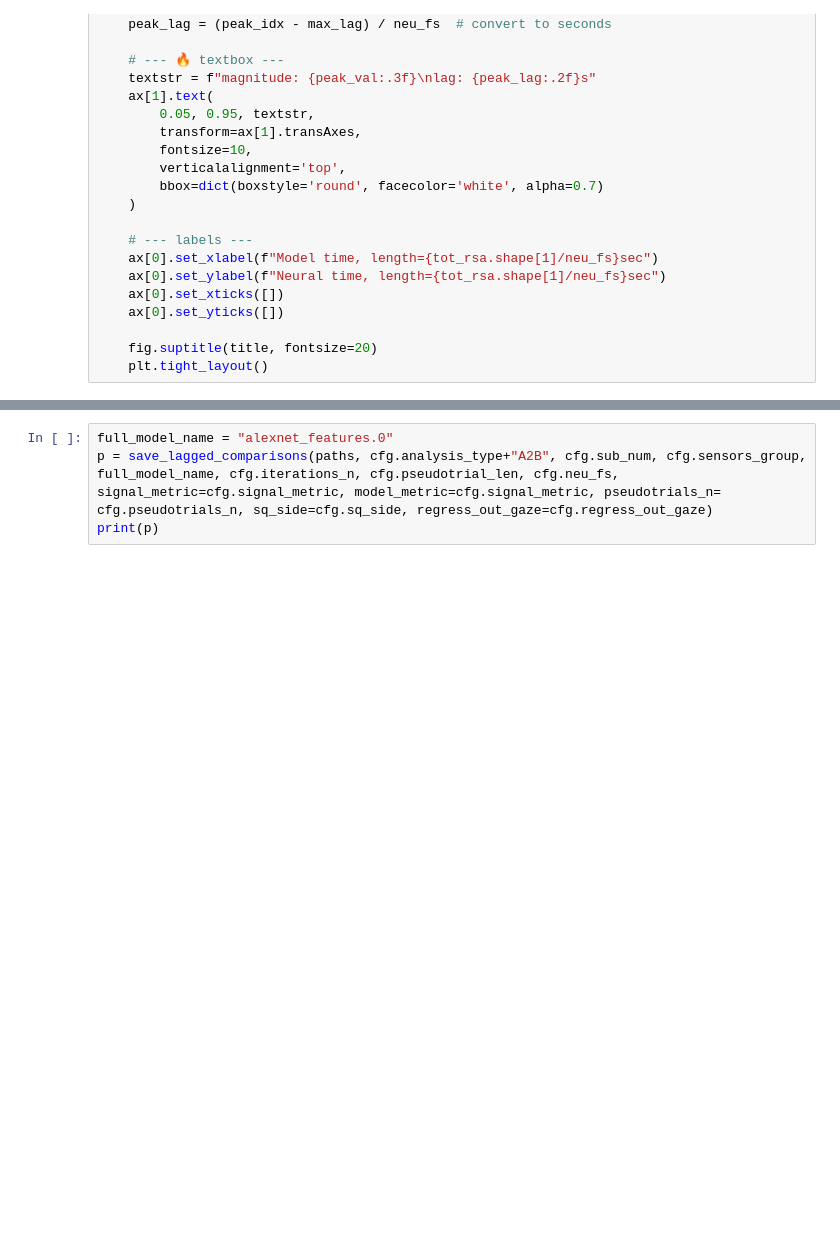
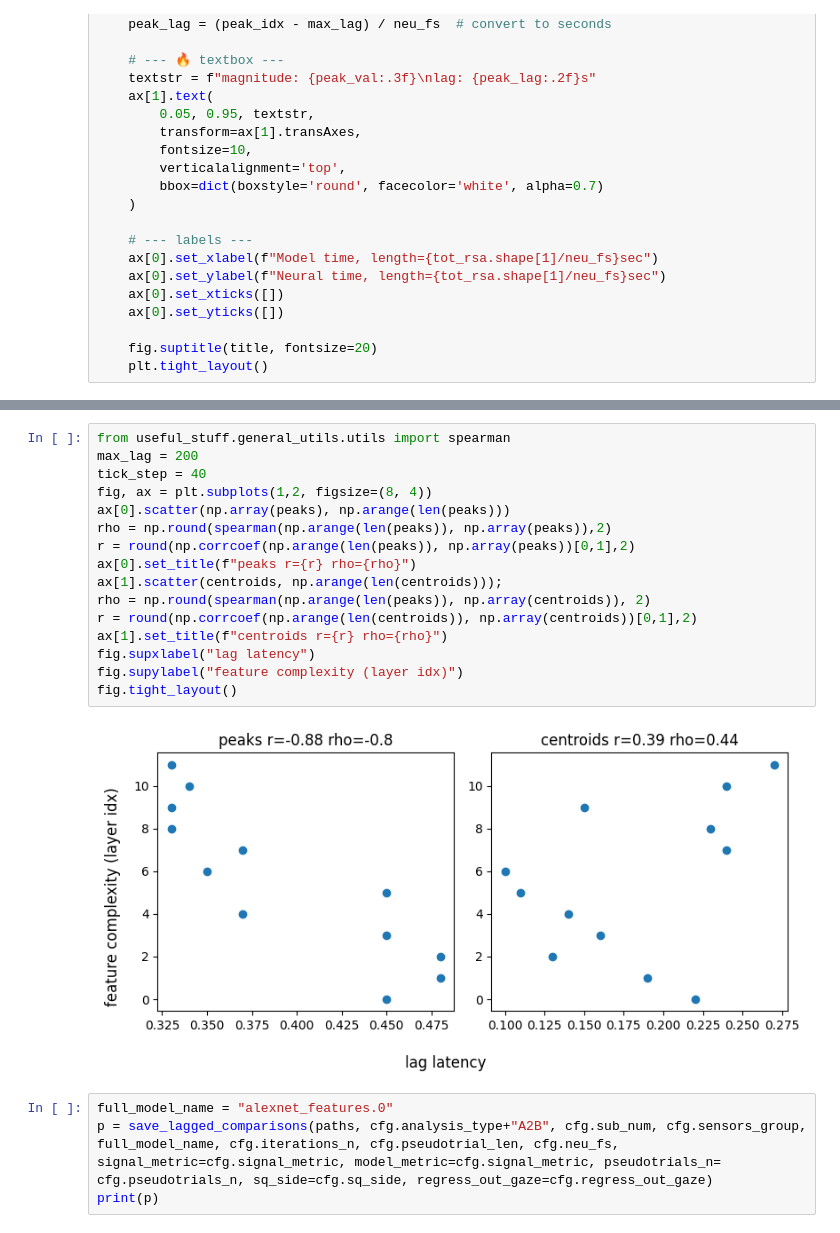
Before and after one commit to TizianoCausin01/project1917-26, a Jupyter notebook: python_scripts/scripts/dRSA_pipeline_dev.ipynb, the cells around one changed output, grey strips where cells are left out. Cells and saved outputs as stored; diff of their text form; blank space fills up the shorter version.

```diff
--- a/python_scripts/scripts/dRSA_pipeline_dev.ipynb
+++ b/python_scripts/scripts/dRSA_pipeline_dev.ipynb
@@ -151,3 +230,21 @@ FileNotFoundError: [Errno 2] No such file or directory: '/Users/tizianocausin/19
+# %%
+from useful_stuff.general_utils.utils import spearman
+max_lag = 200
+tick_step = 40
+fig, ax = plt.subplots(1,2, figsize=(8, 4))
+ax[0].scatter(np.array(peaks), np.arange(len(peaks)))
+rho = np.round(spearman(np.arange(len(peaks)), np.array(peaks)),2)
+r = round(np.corrcoef(np.arange(len(peaks)), np.array(peaks))[0,1],2)
+ax[0].set_title(f"peaks r={r} rho={rho}")
+ax[1].scatter(centroids, np.arange(len(centroids)));
+rho = np.round(spearman(np.arange(len(peaks)), np.array(centroids)), 2)
+r = round(np.corrcoef(np.arange(len(centroids)), np.array(centroids))[0,1],2)
+ax[1].set_title(f"centroids r={r} rho={rho}")
+fig.supxlabel("lag latency")
+fig.supylabel("feature complexity (layer idx)")
+fig.tight_layout()
+# %% [output]
+[figure, added]
 # %%
 full_model_name = "alexnet_features.0"
 p = save_lagged_comparisons(paths, cfg.analysis_type+"A2B", cfg.sub_num, cfg.sensors_group, full_model_name, cfg.iterations_n, cfg.pseudotrial_len, cfg.neu_fs, signal_metric=cfg.signal_metric, model_metric=cfg.signal_metric, pseudotrials_n= cfg.pseudotrials_n, sq_side=cfg.sq_side, regress_out_gaze=cfg.regress_out_gaze)
```
Also changed, not shown: parts of 6 cells of this notebook, 4 other files.
